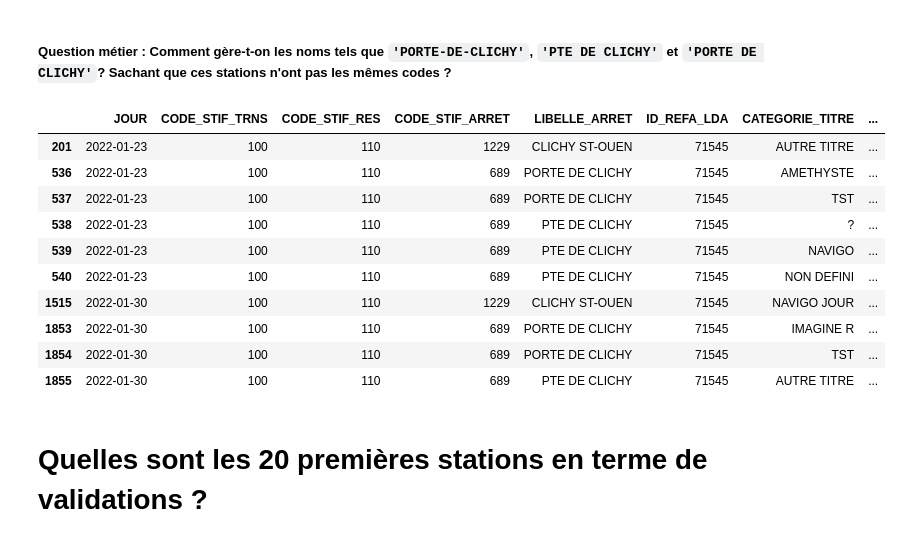
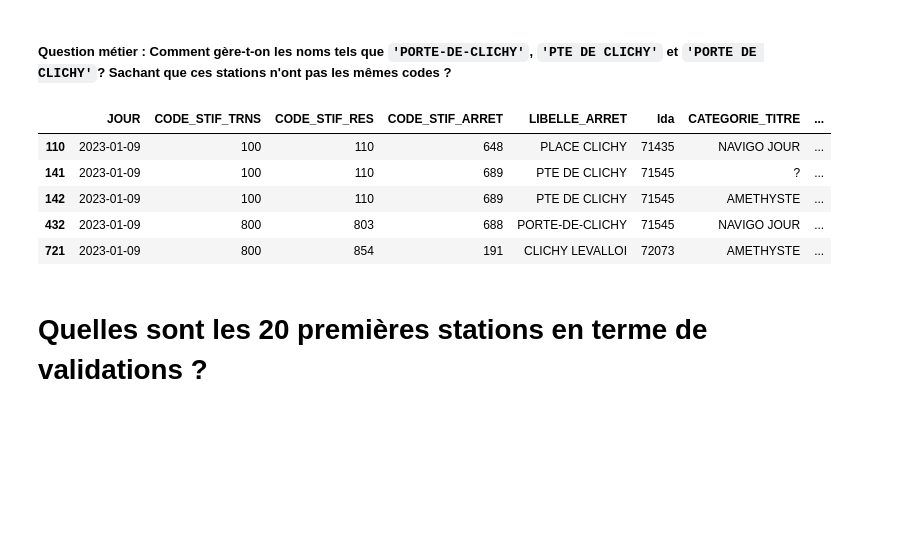
Before and after one commit to hbacard/validation-transport-idf, a Jupyter notebook: Notebook_validation_reseau_ferre.ipynb, the cells around one changed output. Cells and saved outputs as stored; diff of their text form; code cells hidden in the pictures; blank space fills up the shorter version.

```diff
--- a/Notebook_validation_reseau_ferre.ipynb
+++ b/Notebook_validation_reseau_ferre.ipynb
@@ -84,19 +81,15 @@ array(['CLICHY ST-OUEN', 'MAIRIE DE CLICHY', 'PLACE DE CLICHY',
 ##### **Question métier** : Comment gère-t-on les noms tels que `'PORTE-DE-CLICHY'`, `'PTE DE CLICHY'` et `'PORTE DE CLICHY'`?  Sachant que ces stations n'ont pas les mêmes codes ?
 # %%
 clichy = df_validation[df_validation.LIBELLE_ARRET.str.contains("CLICHY")]
-clichy[clichy[ID_REFA_LDA] == 71545].head(10)
+# clichy[clichy[ID_REFA_LDA] == 71545].head(10)
+clichy.head()
 # %% [output]
-|  | JOUR | CODE_STIF_TRNS | CODE_STIF_RES | CODE_STIF_ARRET | LIBELLE_ARRET | ID_REFA_LDA | CATEGORIE_TITRE | ... |
-| 201 | 2022-01-23 | 100 | 110 | 1229 | CLICHY ST-OUEN | 71545 | AUTRE TITRE | ... |
-| 536 | 2022-01-23 | 100 | 110 | 689 | PORTE DE CLICHY | 71545 | AMETHYSTE | ... |
-| 537 | 2022-01-23 | 100 | 110 | 689 | PORTE DE CLICHY | 71545 | TST | ... |
-| 538 | 2022-01-23 | 100 | 110 | 689 | PTE DE CLICHY | 71545 | ? | ... |
-| 539 | 2022-01-23 | 100 | 110 | 689 | PTE DE CLICHY | 71545 | NAVIGO | ... |
-| 540 | 2022-01-23 | 100 | 110 | 689 | PTE DE CLICHY | 71545 | NON DEFINI | ... |
-| 1515 | 2022-01-30 | 100 | 110 | 1229 | CLICHY ST-OUEN | 71545 | NAVIGO JOUR | ... |
-| 1853 | 2022-01-30 | 100 | 110 | 689 | PORTE DE CLICHY | 71545 | IMAGINE R | ... |
-| 1854 | 2022-01-30 | 100 | 110 | 689 | PORTE DE CLICHY | 71545 | TST | ... |
-| 1855 | 2022-01-30 | 100 | 110 | 689 | PTE DE CLICHY | 71545 | AUTRE TITRE | ... |
+|  | JOUR | CODE_STIF_TRNS | CODE_STIF_RES | CODE_STIF_ARRET | LIBELLE_ARRET | lda | CATEGORIE_TITRE | ... |
+| 110 | 2023-01-09 | 100 | 110 | 648 | PLACE CLICHY | 71435 | NAVIGO JOUR | ... |
+| 141 | 2023-01-09 | 100 | 110 | 689 | PTE DE CLICHY | 71545 | ? | ... |
+| 142 | 2023-01-09 | 100 | 110 | 689 | PTE DE CLICHY | 71545 | AMETHYSTE | ... |
+| 432 | 2023-01-09 | 800 | 803 | 688 | PORTE-DE-CLICHY | 71545 | NAVIGO JOUR | ... |
+| 721 | 2023-01-09 | 800 | 854 | 191 | CLICHY LEVALLOI | 72073 | AMETHYSTE | ... |
 # %% [markdown]
 # Quelles sont les 20 premières stations en terme de validations ?
 # %%
```
Also changed, not shown: parts of 23 cells of this notebook, 2 other files.
